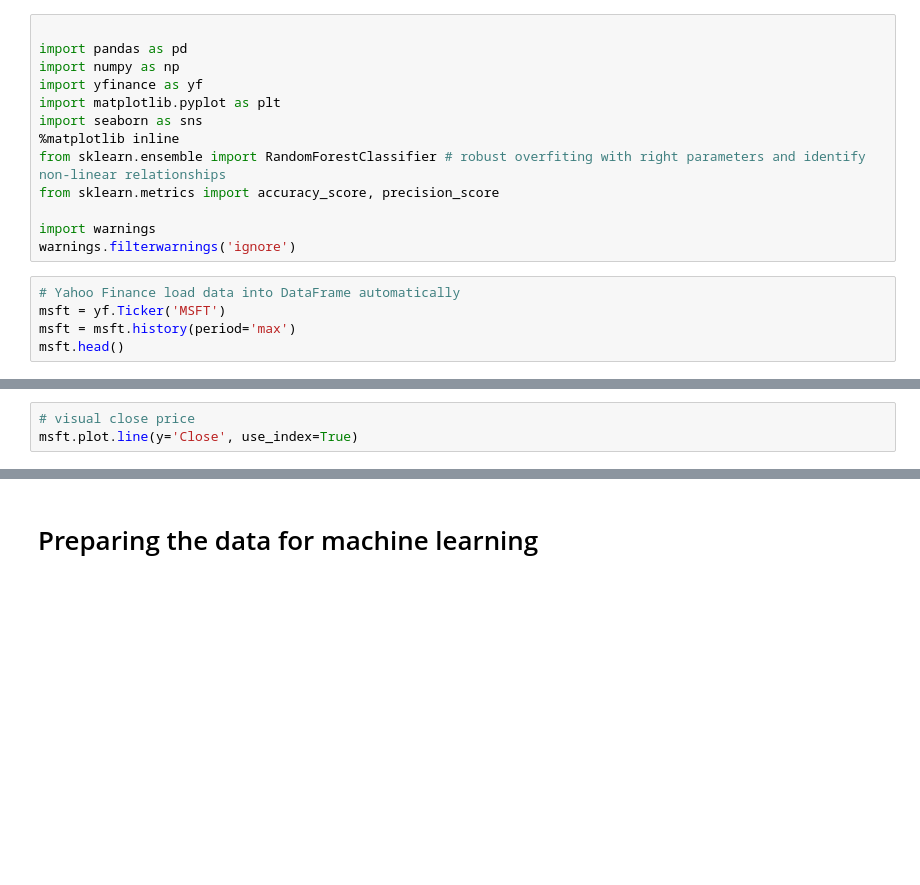
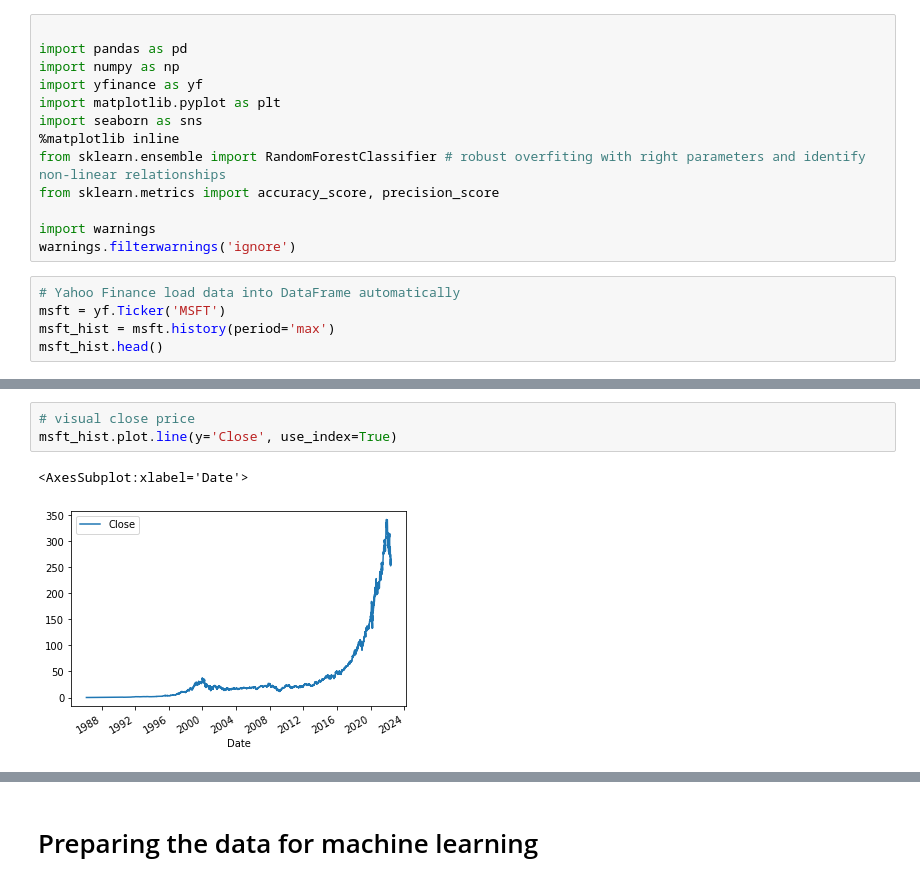
Before and after one commit to TamKhong0309/Stock_price_prediction_scikit_learn, a Jupyter notebook: stock_predict_with_scikitlearn-1.ipynb, the cells around one changed output, grey strips where cells are left out. Drawn from its saved outputs; the diff is of its cells as text; blank space fills up the shorter version.

```diff
--- a/stock_predict_with_scikitlearn-1.ipynb
+++ b/stock_predict_with_scikitlearn-1.ipynb
@@ -16,5 +16,5 @@ warnings.filterwarnings('ignore')
 # %%
 # Yahoo Finance load data into DataFrame automatically
 msft = yf.Ticker('MSFT')
-msft = msft.history(period='max')
-msft.head()
+msft_hist = msft.history(period='max')
+msft_hist.head()
@@ -21,4 +29,7 @@ msft.head()
 # %%
 # visual close price
-msft.plot.line(y='Close', use_index=True)
+msft_hist.plot.line(y='Close', use_index=True)
+# %% [output]
+<AxesSubplot:xlabel='Date'>
+[figure, added]
 # %%
```
Also changed, not shown: parts of 29 cells of this notebook.
